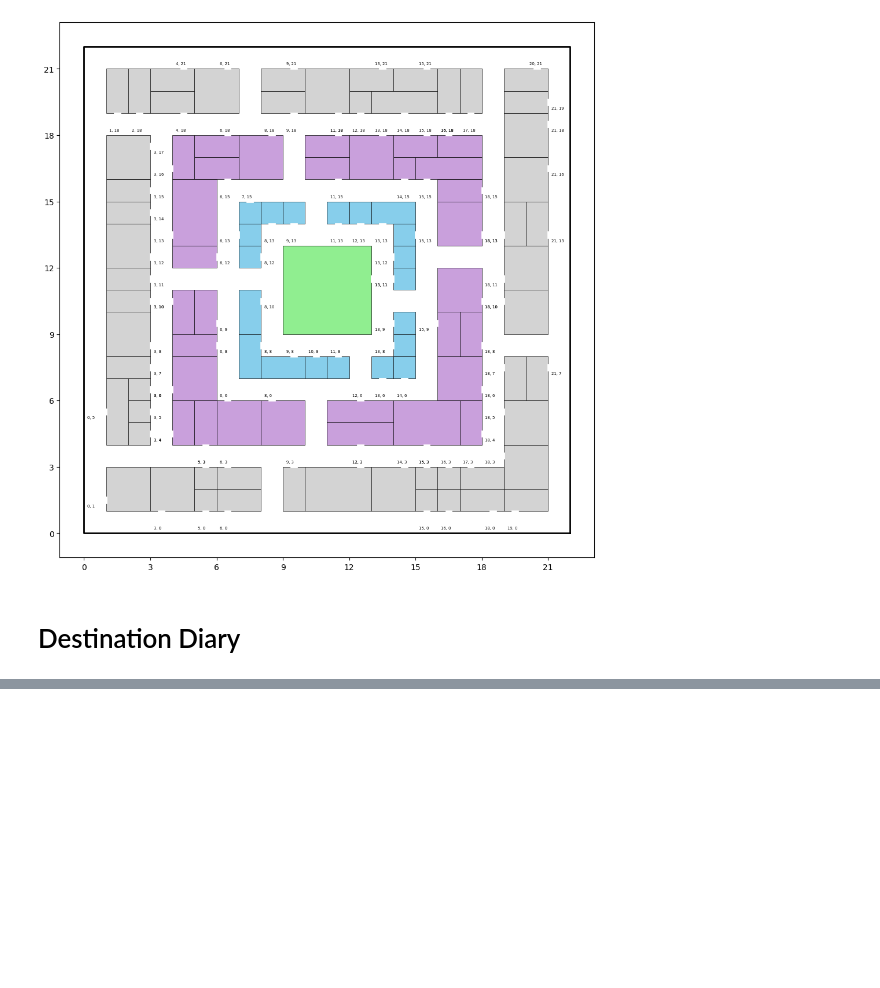
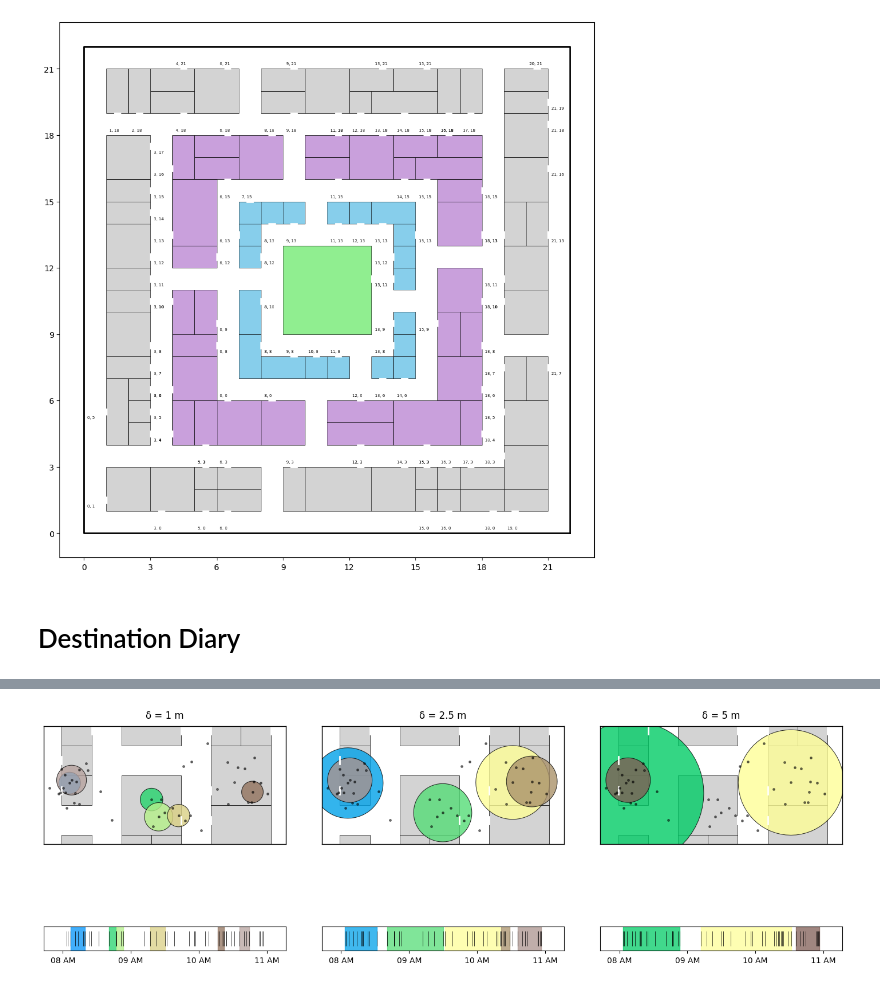
Before and after one commit to Watts-Lab/nomad, a Jupyter notebook: examples/research/robustness-of-algorithms/lachesis_examples_hdbscan_paper.ipynb, the cells around one changed output, grey strips where cells are left out. Drawn from its saved outputs; the diff is of its cells as text; code cells hidden in the pictures; blank space fills up the shorter version.

```diff
--- a/examples/research/robustness-of-algorithms/lachesis_examples_hdbscan_paper.ipynb
+++ b/examples/research/robustness-of-algorithms/lachesis_examples_hdbscan_paper.ipynb
@@ -224,0 +242,74 @@ def plot_time_barcode_colored(ts_series, cluster_labels, ax, cmap='tab20c',
+# %%
+from matplotlib.patches import Rectangle
+from matplotlib.lines import Line2D
+
+# Define delta_roam values for comparison
+delta_roam_values = [1, 2.5, 5]
+
+fig, axes = plt.subplots(2, 3, figsize=(18, 6.5),
+                        gridspec_kw={'height_ratios': [10, 1], 'hspace': 0.15, 'wspace': 0.15})
+
+colors = {
+    'home': 'lightgrey',
+    'work': 'lightgrey',
+    'retail': 'lightgrey',
+    'park': 'lightgrey',
+    'street': 'white',
+    'default': 'lightgrey'
+}
+
+x0, x1 = Charlie.trajectory.x.min(), Charlie.trajectory.x.max()
+y0, y1 = Charlie.trajectory.y.min(), Charlie.trajectory.y.max()
+pad_x = (x1 - x0) * 0.5 / 2
+pad_y = (y1 - y0) * 0.5 / 2
+
+for i, delta_roam in enumerate(delta_roam_values):
+    # Run Lachesis with current delta_roam
+    stops = LACHESIS.lachesis(Charlie.sparse_traj,
+                             delta_roam=delta_roam,
+                             dt_max=40,
+                             dur_min=5,
+                             complete_output=True,
+                             keep_col_names=True,
+                             timestamp='timestamp')
+
+    # Map subplot
+    ax_map = axes[0, i]
+    ax_map.set_xlim(13.4, 21.5)
+    ax_map.set_ylim(y0 - pad_y, y1 + pad_y)
+
+    city.plot_city(ax_map, doors=True, address=False, zorder=0, colors=colors)
+    plot_stops(stops, ax=ax_map, cmap='terrain')
+    plot_pings(Charlie.sparse_traj, ax=ax_map, s=6, color='black', alpha=0.5)
+
+    # Add border
+    ax_map.spines['top'].set_visible(True)
+    ax_map.spines['right'].set_visible(True)
+    ax_map.spines['bottom'].set_visible(True)
+    ax_map.spines['left'].set_visible(True)
+    ax_map.spines['top'].set_linewidth(1)
+    ax_map.spines['right'].set_linewidth(1)
+    ax_map.spines['bottom'].set_linewidth(1)
+    ax_map.spines['left'].set_linewidth(1)
+    ax_map.set_xticks([])
+    ax_map.set_yticks([])
+
+    # Add delta_roam scale indicator
+    x_range = ax_map.get_xlim()[1] - ax_map.get_xlim()[0]
+    y_range = ax_map.get_ylim()[1] - ax_map.get_ylim()[0]
+    scale_x = ax_map.get_xlim()[1] - 0.15 * x_range
+    scale_y = ax_map.get_ylim()[0] + 0.08 * y_range
+
+    # Add subplot title
+    ax_map.set_title(f'δ = {delta_roam} m', fontsize=12, pad=10)
+
+    # Barcode subplot
+    ax_barcode = axes[1, i]
+    plot_time_barcode(Charlie.sparse_traj['timestamp'], ax=ax_barcode, set_xlim=True)
+    plot_stops_barcode(stops, ax=ax_barcode, cmap='terrain', set_xlim=False, timestamp='timestamp')
+
+plt.savefig('diff_deltas_clusters.svg', format='svg')
+plt.tight_layout(pad=0.1)
+plt.show()
+# %% [output]
+[figure, added]
```
Also changed, not shown: parts of 14 cells of this notebook, 4 other files.
